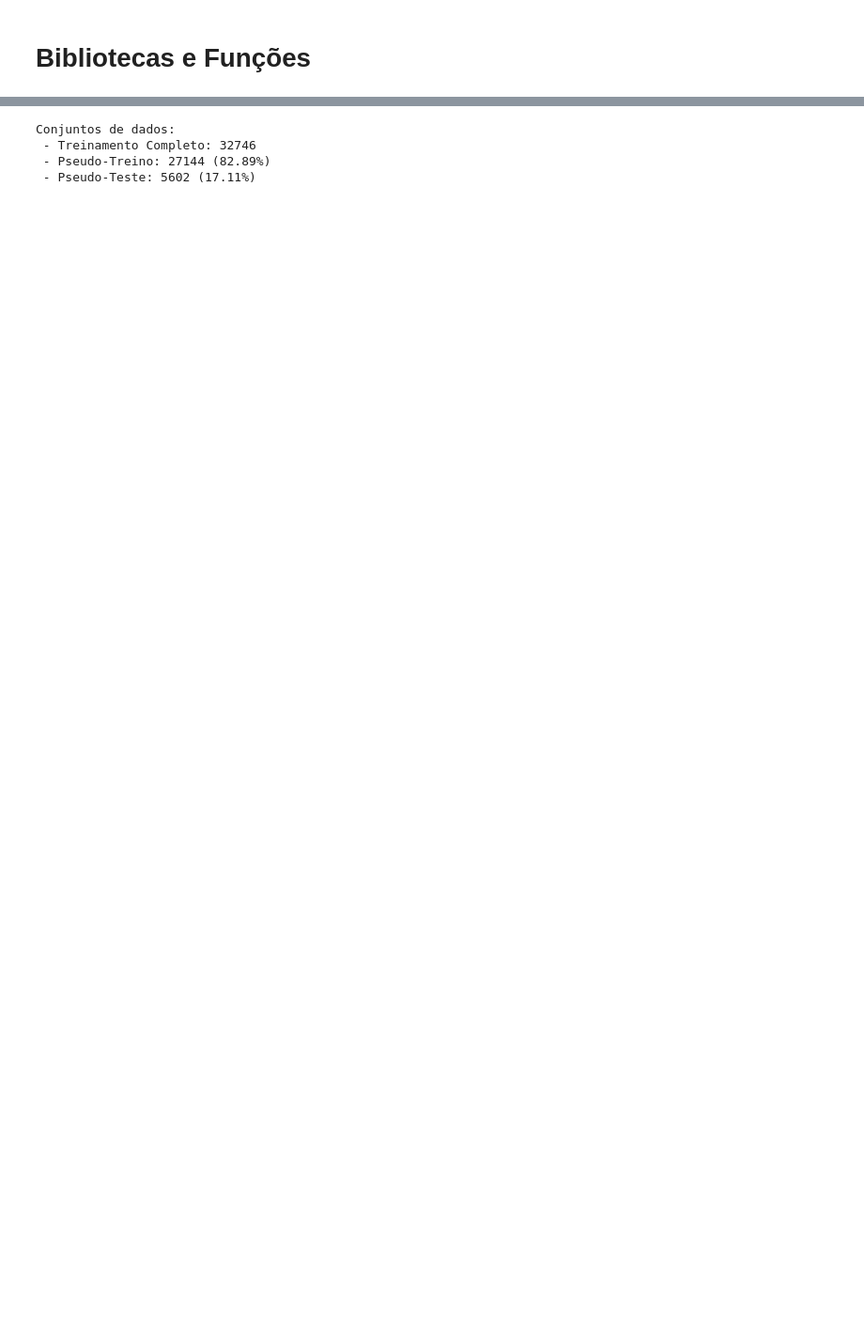
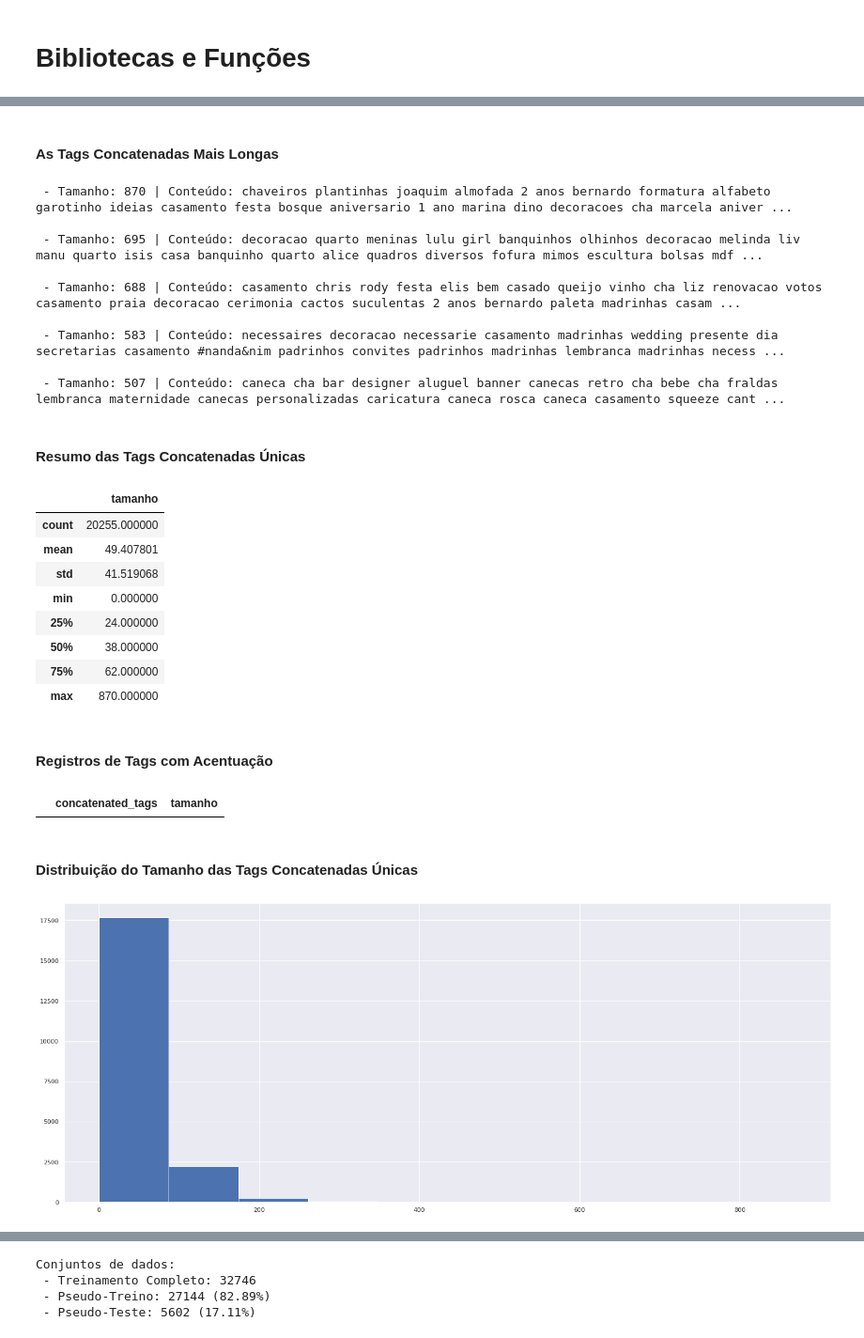
Before and after one commit to brunovilar/desafio-data-science-elo7, a Jupyter notebook: notebooks/02_Analise_Exploratoria.ipynb, the cells around one changed output, grey strips where cells are left out. Shown at 94% size. Cells and saved outputs as stored; diff of their text form; code cells hidden in the pictures; blank space fills up the shorter version.

```diff
--- a/notebooks/02_Analise_Exploratoria.ipynb
+++ b/notebooks/02_Analise_Exploratoria.ipynb
@@ -49,0 +472,71 @@ Registros: 32746.
+# %%
+# Criar data frame com o tamanho das tags únicas
+raw_tags_frame = (
+    frame
+    [['concatenated_tags']]
+    .drop_duplicates()
+    .assign(tamanho=lambda f: f['concatenated_tags'].apply(lambda x: len(str(x)) if not pd.isna(x) else 0))
+)
+
+# Analisar tags concatenadas por tamanho
+display(HTML('<h4>As Tags Concatenadas Mais Longas</h4>'))
+
+sub_frame = (
+    raw_tags_frame
+    .sort_values(by='tamanho', ascending=False)
+    .head(5)
+)
+
+for i, item in sub_frame.iterrows():
+    print(f' - Tamanho: {item["tamanho"]} | Conteúdo: {item["concatenated_tags"]}\n')
+
+# Usar a sumarização numérica do tamanho das tags concatenadas
+display(HTML('<h4>Resumo das Tags Concatenadas Únicas</h4>'))
+display(raw_tags_frame[['tamanho']].describe())
+
+# Verificar se há presença de acentuação
+display(HTML('<h4>Registros de Tags com Acentuação</h4>'))
+search_pattern = re.compile(r'[áãàéíóõç]', flags=re.IGNORECASE)
+
+display(
+    raw_tags_frame
+    .loc[lambda f: f['concatenated_tags'].apply(lambda x: search_pattern.search(str(x)) != None)]
+    .head(5)
+)
+
+
+# Mostrar histograma com a distribuição dos tamanhos
+display(HTML('<h4>Distribuição do Tamanho das Tags Concatenadas Únicas</h4>'))
+(
+    raw_tags_frame
+    ['tamanho']
+    .hist()
+)
+
+
+del raw_tags_frame, sub_frame
+# %% [output]
+As Tags Concatenadas Mais Longas
+ - Tamanho: 870 | Conteúdo: chaveiros plantinhas joaquim almofada 2 anos bernardo formatura alfabeto garotinho ideias casamento festa bosque aniversario 1 ano marina dino decoracoes cha marcela aniver ...
+
+ - Tamanho: 695 | Conteúdo: decoracao quarto meninas lulu girl banquinhos olhinhos decoracao melinda liv manu quarto isis casa banquinho quarto alice quadros diversos fofura mimos escultura bolsas mdf ...
+
+ - Tamanho: 688 | Conteúdo: casamento chris rody festa elis bem casado queijo vinho cha liz renovacao votos casamento praia decoracao cerimonia cactos suculentas 2 anos bernardo paleta madrinhas casam ...
+
+ - Tamanho: 583 | Conteúdo: necessaires decoracao necessarie casamento madrinhas wedding presente dia secretarias casamento #nanda&nim padrinhos convites padrinhos madrinhas lembranca madrinhas necess ...
+
+ - Tamanho: 507 | Conteúdo: caneca cha bar designer aluguel banner canecas retro cha bebe cha fraldas lembranca maternidade canecas personalizadas caricatura caneca rosca caneca casamento squeeze cant ...
+Resumo das Tags Concatenadas Únicas
+|  | tamanho |
+| count | 20255.000000 |
+| mean | 49.407801 |
+| std | 41.519068 |
+| min | 0.000000 |
+| 25% | 24.000000 |
+| 50% | 38.000000 |
+| 75% | 62.000000 |
+| max | 870.000000 |
+Registros de Tags com Acentuação
+|  | concatenated_tags | tamanho |
+Distribuição do Tamanho das Tags Concatenadas Únicas
+[figure, added]
```
Also changed, not shown: parts of 40 cells of this notebook, 3 other files.
